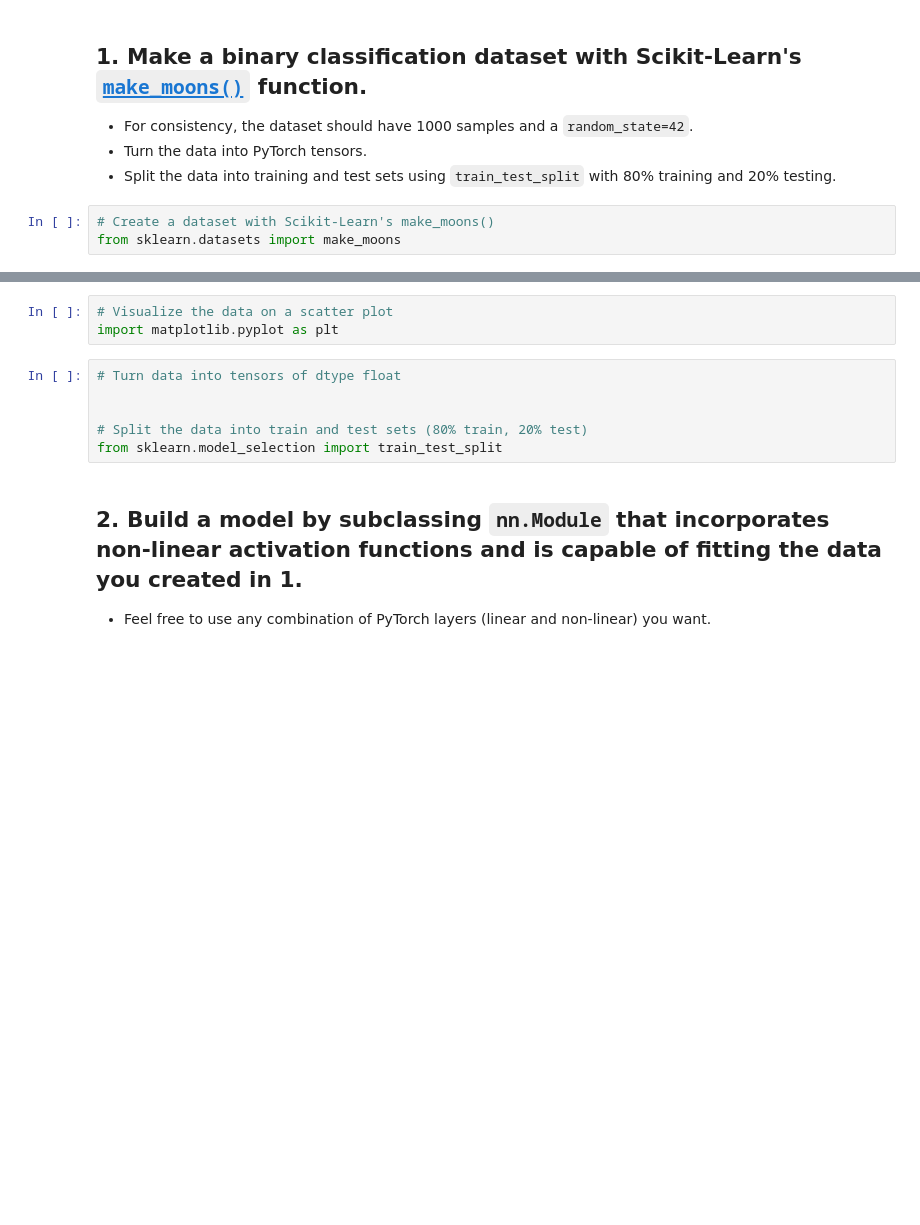
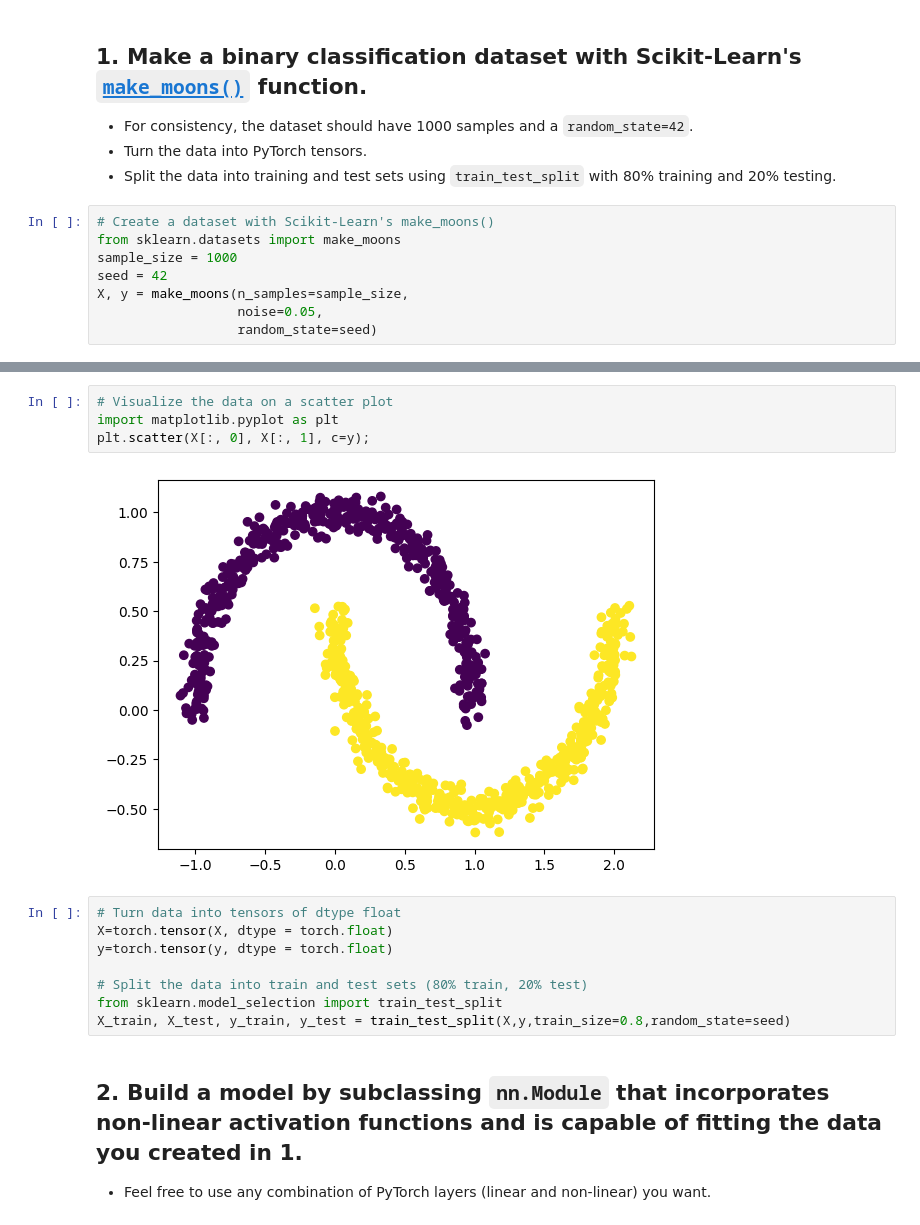
Before and after one commit to gabyew/zero-to-mastery-pytorch, a Jupyter notebook: 02_pytorch_classification_exercises.ipynb, the cells around one changed output, grey strips where cells are left out. Saved outputs shown, nothing was run; the diff lists cells and outputs as text; blank space fills up the shorter version.

```diff
--- a/02_pytorch_classification_exercises.ipynb
+++ b/02_pytorch_classification_exercises.ipynb
@@ -31,6 +34,11 @@ RANDOM_SEED = 42
 # %%
 # Create a dataset with Scikit-Learn's make_moons()
 from sklearn.datasets import make_moons
+sample_size = 1000
+seed = 42
+X, y = make_moons(n_samples=sample_size,
+                  noise=0.05,
+                  random_state=seed)
 # %%
 # Turn data into a DataFrame
 import pandas as pd
@@ -37,12 +57,17 @@ import pandas as pd
 # %%
 # Visualize the data on a scatter plot
 import matplotlib.pyplot as plt
+plt.scatter(X[:, 0], X[:, 1], c=y);
+# %% [output]
+[figure, added]
 # %%
 # Turn data into tensors of dtype float
-
+X=torch.tensor(X, dtype = torch.float)
+y=torch.tensor(y, dtype = torch.float)
 
 # Split the data into train and test sets (80% train, 20% test)
 from sklearn.model_selection import train_test_split
+X_train, X_test, y_train, y_test = train_test_split(X,y,train_size=0.8,random_state=seed)
 # %% [markdown]
 ## 2. Build a model by subclassing `nn.Module` that incorporates non-linear activation functions and is capable of fitting the data you created in 1.
   * Feel free to use any combination of PyTorch layers (linear and non-linear) you want.
```
Also changed, not shown: parts of 2 cells of this notebook.
